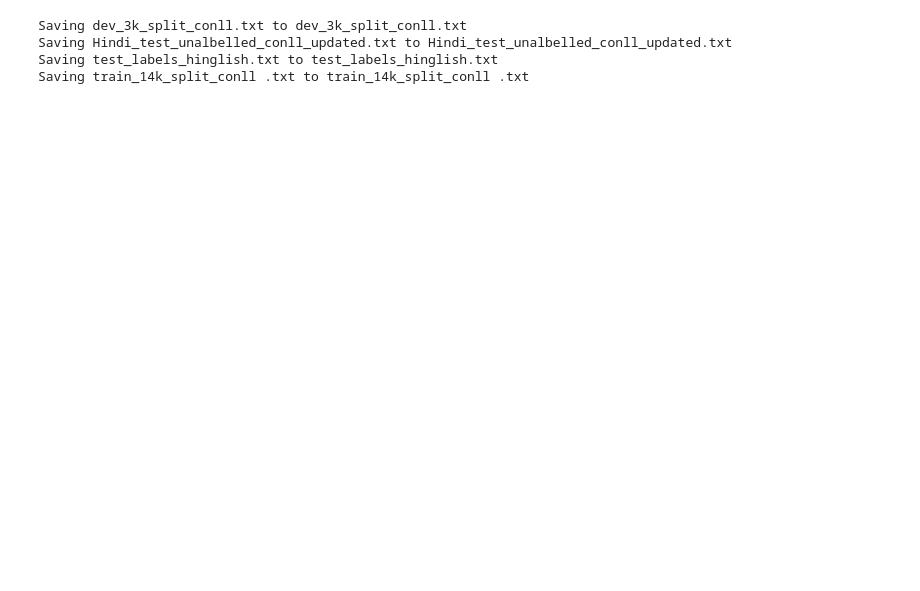
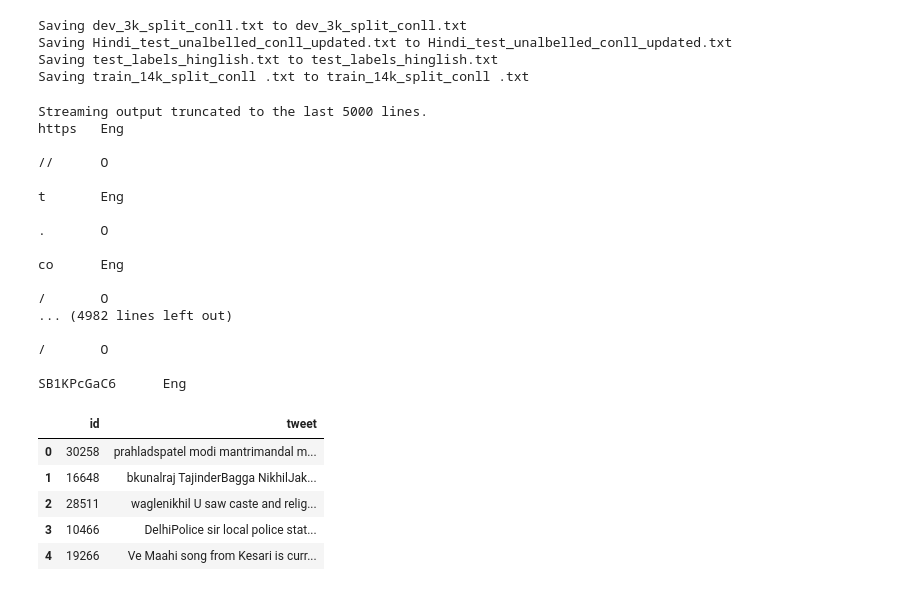
Before and after one commit to Ashish-17CSE/Hate_Speech_Detection, a Jupyter notebook: Hate_Speech_Detection.ipynb, the cells around one changed output. Cells and saved outputs as stored; diff of their text form; code cells hidden in the pictures; blank space fills up the shorter version.

```diff
--- a/Hate_Speech_Detection.ipynb
+++ b/Hate_Speech_Detection.ipynb
@@ -14,0 +61,58 @@ Saving train_14k_split_conll .txt to train_14k_split_conll .txt
+# %%
+#Merge test labels and tweets
+'''
+ Me Rajendra hu
+ Hin Eng     Hin
+
+ Me Rajendra Hu(Hin)
+'''
+
+def read_conll_test(in_file, lowercase=False, max_example=None):
+    data = []
+    with open(in_file) as f:
+        words = " "
+        id = "";
+        label = "";
+        for line in f.readlines():
+            print(line)
+            sp = line.strip().split('\t')
+            if sp[0]=="meta":
+              vc = {"id":id,"tweet":words}
+              data.append(vc);
+              words = " "
+              id = sp[1]
+            elif len(sp)>1:
+              if sp[1]!="O":
+                words = words + sp[0] +" " # +"("+sp[1]+") "
+        vc = {"id":id,"tweet":words}
+        data.append(vc);
+    return data
+
+dataset = "/content/dev_3k_split_conll.txt"
+test = read_conll_test(dataset)[1:]
+test = pd.DataFrame(test)
+test.head()
+# %% [output]
+Streaming output truncated to the last 5000 lines.
+https   Eng
+
+//      O
+
+t       Eng
+
+.       O
+
+co      Eng
+
+/       O
+... (4982 lines left out)
+
+/       O
+
+SB1KPcGaC6      Eng
+|  | id | tweet |
+| 0 | 30258 | prahladspatel modi mantrimandal m... |
+| 1 | 16648 | bkunalraj TajinderBagga NikhilJak... |
+| 2 | 28511 | waglenikhil U saw caste and relig... |
+| 3 | 10466 | DelhiPolice sir local police stat... |
+| 4 | 19266 | Ve Maahi song from Kesari is curr... |
```
Also changed, not shown: parts of 6 cells of this notebook.
